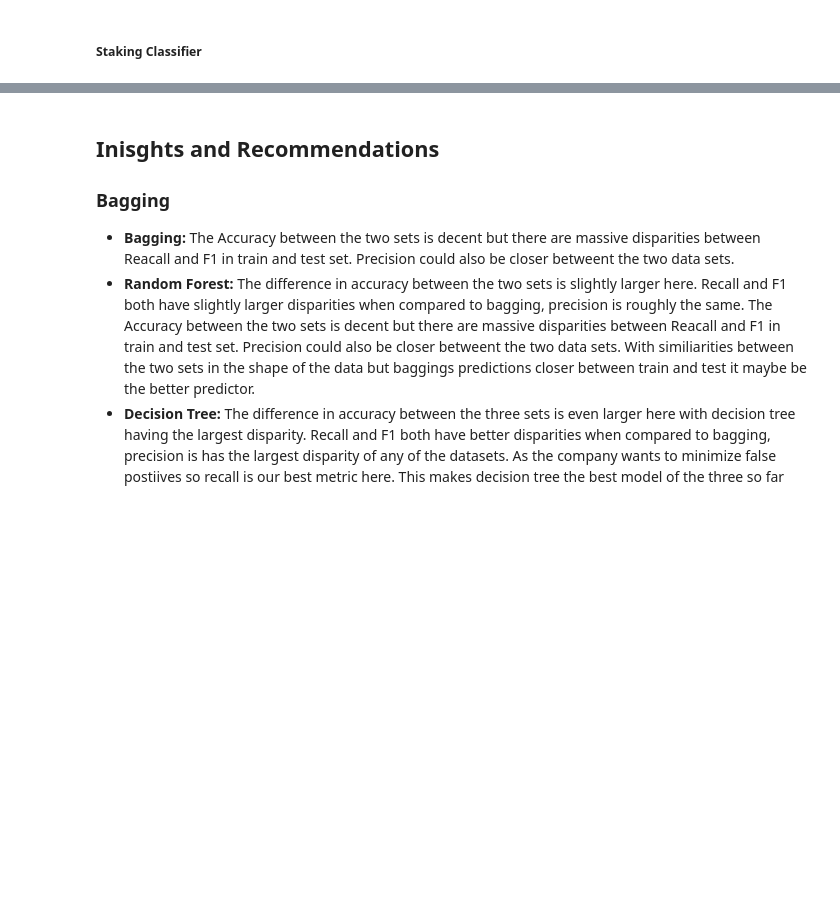
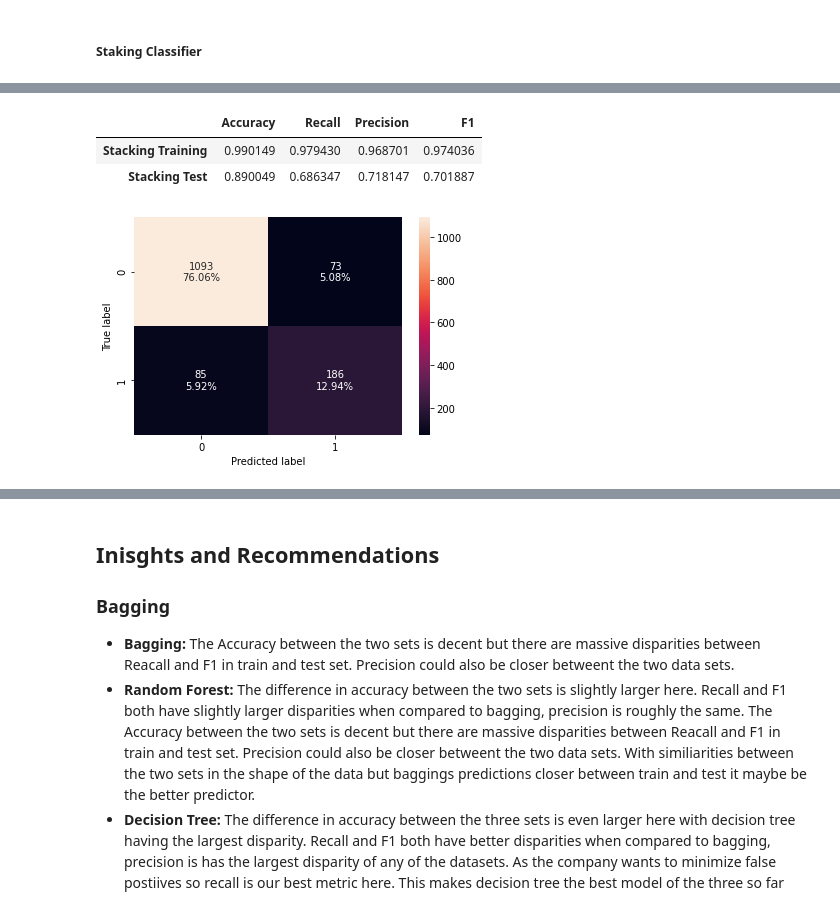
Before and after one commit to jarato123/AI-Class, a Jupyter notebook: Ensemble Techniques/ET Final Project/ET Final Project.ipynb, the cells around one changed output, grey strips where cells are left out. Saved outputs shown, nothing was run; the diff lists cells and outputs as text; code cells hidden in the pictures; blank space fills up the shorter version.

```diff
--- a/Ensemble Techniques/ET Final Project/ET Final Project.ipynb
+++ b/Ensemble Techniques/ET Final Project/ET Final Project.ipynb
@@ -1230,34 +1230,34 @@ xg_compare.head()
 # %% [markdown]
 Model is overfitting the data still
 # %%
-# XG Boost Tuning
-xg_tuned = XGBClassifier(random_state=1, eval_metric='logloss')
-xg_parameters = {"n_estimators": np.arange(10,100,20), "scale_pos_weight":[0,1,2,5], "subsample":[0.5,0.7,0.9,1], "learning_rate":[0.01,0.1,0.2,0.05], "gamma":[0,1,3], "colsample_bytree":[0.5,0.7,0.9,1], "colsample_bylevel":[0.5,0.7,0.9,1]}
-xg_scorer = metrics.make_scorer(metrics.recall_score)
+# XG Boost Tuning - Not run due to time it was taking
+#xg_tuned = XGBClassifier(random_state=1, eval_metric='logloss')
+#xg_parameters = {"n_estimators": np.arange(10,100,20), "scale_pos_weight":[0,1,2,5], "subsample":[0.5,0.7,0.9,1], "learning_rate":[0.01,0.1,0.2,0.05], "gamma":[0,1,3], "colsample_bytree":[0.5,0.7,0.9,1], "colsample_bylevel":[0.5,0.7,0.9,1]}
+#xg_scorer = metrics.make_scorer(metrics.recall_score)
 
-xg_grid_search = GridSearchCV(xg_tuned, xg_parameters, scoring=xg_scorer, cv=5)
-xg_grid_search = xg_grid_search.fit(X_train, y_train)
+#xg_grid_search = GridSearchCV(xg_tuned, xg_parameters, scoring=xg_scorer, cv=5)
+#xg_grid_search = xg_grid_search.fit(X_train, y_train)
 
-xg_tuned = xg_grid_search.best_estimator_
+#xg_tuned = xg_grid_search.best_estimator_
 
-xg_tuned.fit(X_train, y_train)
+#xg_tuned.fit(X_train, y_train)
 # %%
-xg_train_perf_tuned = model_performance_classification_sklearn(xg_tuned, X_train, y_train)
-xg_test_perf_tuned = model_performance_classification_sklearn(xg_tuned, X_test, y_test)
+#xg_train_perf_tuned = model_performance_classification_sklearn(xg_tuned, X_train, y_train)
+#g_test_perf_tuned = model_performance_classification_sklearn(xg_tuned, X_test, y_test)
 
-confusion_matrix_sklearn(xg_tuned, X_test, y_test)
+#confusion_matrix_sklearn(xg_tuned, X_test, y_test)
 
-xg_compare = xg_compare.append(xg_train_perf_tuned, ignore_index=False)
-xg_compare = xg_compare.append(xg_test_perf_tuned, ignore_index=False)
-xg_compare.index = ['XG Boost Training', 'XG Boost Test', 'XG Boost Tuned Training', 'XG Boost Tuned Test']
+#xg_compare = xg_compare.append(xg_train_perf_tuned, ignore_index=False)
+#xg_compare = xg_compare.append(xg_test_perf_tuned, ignore_index=False)
+#xg_compare.index = ['XG Boost Training', 'XG Boost Test', 'XG Boost Tuned Training', 'XG Boost Tuned Test']
 
-xg_compare.head()
+#xg_compare.head()
 # %% [markdown]
 ##### Staking Classifier
 # %%
 estimators = [('Random Forest',rf_tuned), ('Gradient Boosting',gb_tuned), ('Decision Tree',dtree_tuned)]
 
-final_estimator = xgb_tuned
+final_estimator = xg
 
 stacking_classifier= StackingClassifier(estimators=estimators,final_estimator=final_estimator)
 
@@ -1265,13 +1283,18 @@ stacking_classifier.fit(X_train,y_train)
 # %%
-stacking_train_perf = model_performance_classification_sklearn(stacking_classifier, X_train, y_test)
+stacking_train_perf = model_performance_classification_sklearn(stacking_classifier, X_train, y_train)
 stacking_test_perf = model_performance_classification_sklearn(stacking_classifier, X_test, y_test)
 
 confusion_matrix_sklearn(stacking_classifier, X_test, y_test)
 
 stacking_compare = stacking_train_perf.append(stacking_test_perf, ignore_index=True)
 stacking_compare.index = ['Stacking Training', 'Stacking Test']
 
 stacking_compare.head()
+# %% [output]
+|  | Accuracy | Recall | Precision | F1 |
+| Stacking Training | 0.990149 | 0.979430 | 0.968701 | 0.974036 |
+| Stacking Test | 0.890049 | 0.686347 | 0.718147 | 0.701887 |
+[figure, added]
 # %%
 # Comparing all Boosting Models
 
```
Also changed, not shown: parts of 4 cells of this notebook.
